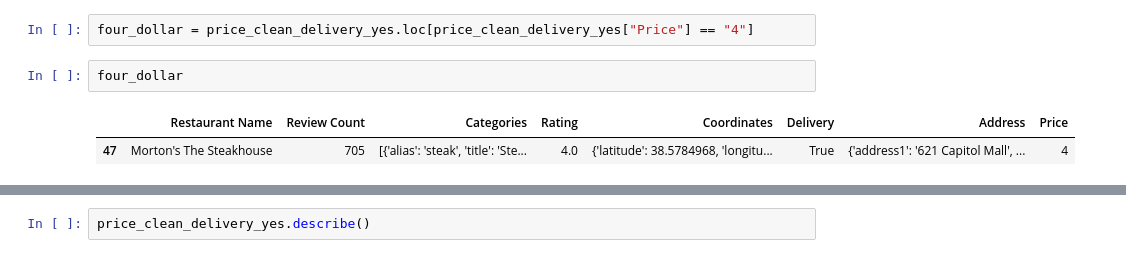
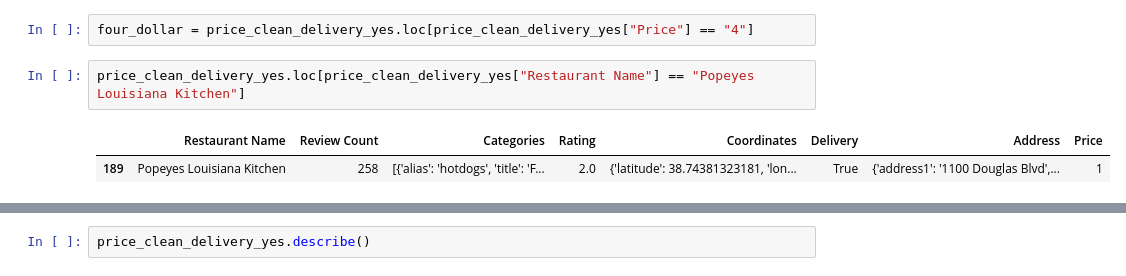
Before and after one commit to ashamabee/Project1, a Jupyter notebook: Delivery_Map.ipynb, the cells around one changed output, grey strips where cells are left out. Cells and saved outputs as stored; diff of their text form.

```diff
--- a/Delivery_Map.ipynb
+++ b/Delivery_Map.ipynb
@@ -201,9 +201,9 @@ plt.savefig('OverallReviewPricebyDelivery.png')
 <Figure size 432x288 with 0 Axes>
 # %%
 four_dollar = price_clean_delivery_yes.loc[price_clean_delivery_yes["Price"] == "4"]
-# %%
-four_dollar
-# %% [output]
-|  | Restaurant Name | Review Count | Categories | Rating | Coordinates | Delivery | Address | Price |
-| 47 | Morton's The Steakhouse | 705 | [{'alias': 'steak', 'title': 'Ste... | 4.0 | {'latitude': 38.5784968, 'longitu... | True | {'address1': '621 Capitol Mall', ... | 4 |
+# %%
+price_clean_delivery_yes.loc[price_clean_delivery_yes["Restaurant Name"] == "Popeyes Louisiana Kitchen"]
+# %% [output]
+|  | Restaurant Name | Review Count | Categories | Rating | Coordinates | Delivery | Address | Price |
+| 189 | Popeyes Louisiana Kitchen | 258 | [{'alias': 'hotdogs', 'title': 'F... | 2.0 | {'latitude': 38.74381323181, 'lon... | True | {'address1': '1100 Douglas Blvd',... | 1 |
 # %%
```
Also changed, not shown: parts of 9 cells of this notebook, 3 other files.
